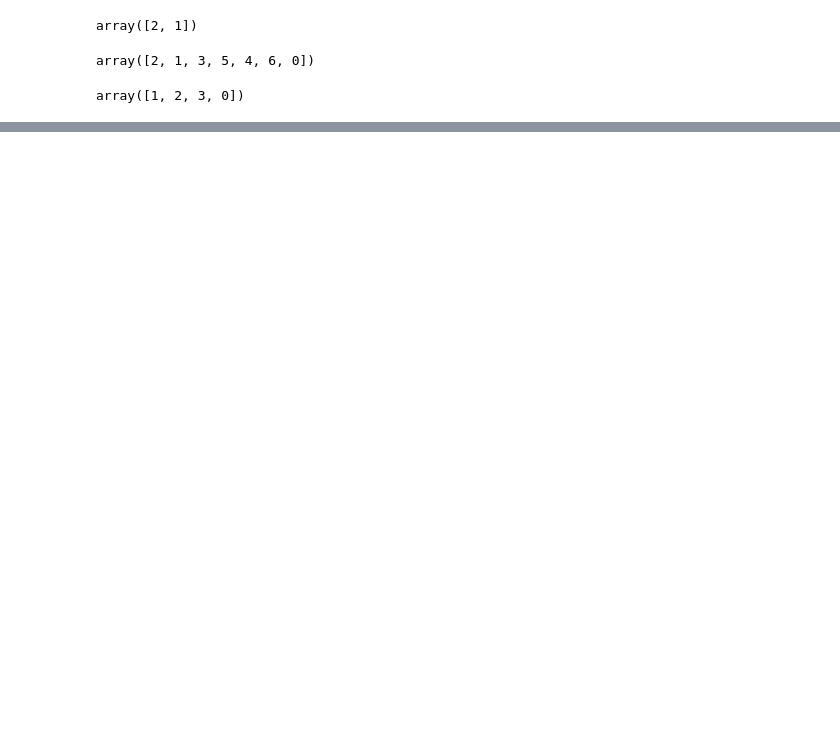
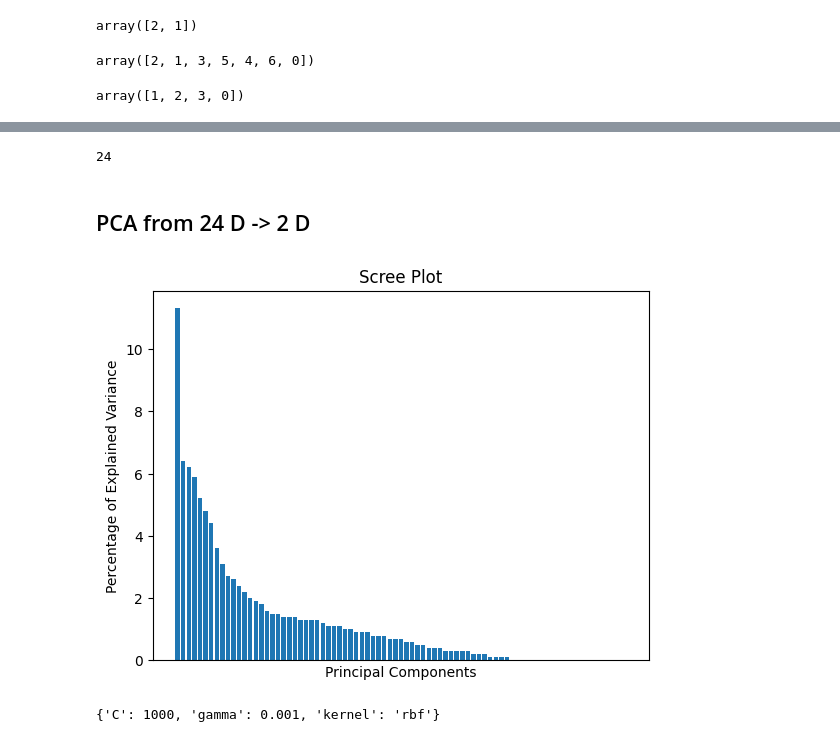
Before and after one commit to dvirhersh/python_ml, a Jupyter notebook: svm/svm_statquest.ipynb, the cells around one changed output, grey strips where cells are left out. Drawn from its saved outputs; the diff is of its cells as text; code cells hidden in the pictures; blank space fills up the shorter version.

```diff
--- a/svm/svm_statquest.ipynb
+++ b/svm/svm_statquest.ipynb
@@ -90,0 +234,62 @@ array([1, 2, 3, 0])
+# %%
+len(df_downsample.columns)
+# %% [output]
+24
+# %% [markdown]
+## PCA from 24 D -> 2 D
+# %%
+pca = PCA()  # NOTE: By default, PCA() centers the data, but does not scale it.
+X_train_pca = pca.fit_transform(X_train_scaled)
+
+per_var = np.round(pca.explained_variance_ratio_ * 100, decimals=1)
+labels = [str(x) for x in range(1, len(per_var) + 1)]
+
+plt.bar(x=range(1, len(per_var) + 1), height=per_var)
+plt.tick_params(
+    axis='x',            # changes apply to the x-axis
+    which='both',        # both major and minor ticks are affected
+    bottom=False,        # ticks along the bottom edge are off
+    top=False,           # ticks along the top edge are off
+    labelbottom=False)   # labels along the bottom edge are off
+
+plt.ylabel('Percentage of Explained Variance')
+plt.xlabel('Principal Components')
+plt.title('Scree Plot')
+plt.show()
+# %% [output]
+[figure, added]
+# %%
+train_pc1_coords = X_train_pca[:, 0]
+train_pc2_coords = X_train_pca[:, 1]
+
+## NOTE:
+## pc1 contains the x-axis coordinates of the data after PCA
+## pc2 contains the y-axis coordinates of the data after PCA
+
+## Now center and scale the PCs...
+pca_train_scaled = scale(np.column_stack((train_pc1_coords, train_pc2_coords)))
+
+## Now we optimize the SVM fit to the x and y-axis coordinates
+## of the data after PCA dimension reduction...
+param_grid = [
+    {'C': [1, 10, 100, 1000],
+     'gamma': ['scale', 1, 0.1, 0.01, 0.001, 0.0001],
+     'kernel': ['rbf']},
+]
+
+optimal_params = GridSearchCV(
+    SVC(),
+    param_grid,
+    cv=5,
+    scoring='accuracy',  # NOTE: The default value for scoring results in worse performance...
+    ## For more scoring metrics see:
+    ## https://scikit-learn.org/stable/modules/model_evaluation.html#scoring-parameter
+    verbose=0  # NOTE: If you want to see what Grid Search is doing, set verbose=2
+)
+
+optimal_params.fit(pca_train_scaled, y_train)
+print(optimal_params.best_params_)
+
+# Now that we have the optimal values for C and gamma, let's draw the graph:
+# %% [output]
+{'C': 1000, 'gamma': 0.001, 'kernel': 'rbf'}
```
Also changed, not shown: parts of 29 cells of this notebook.
